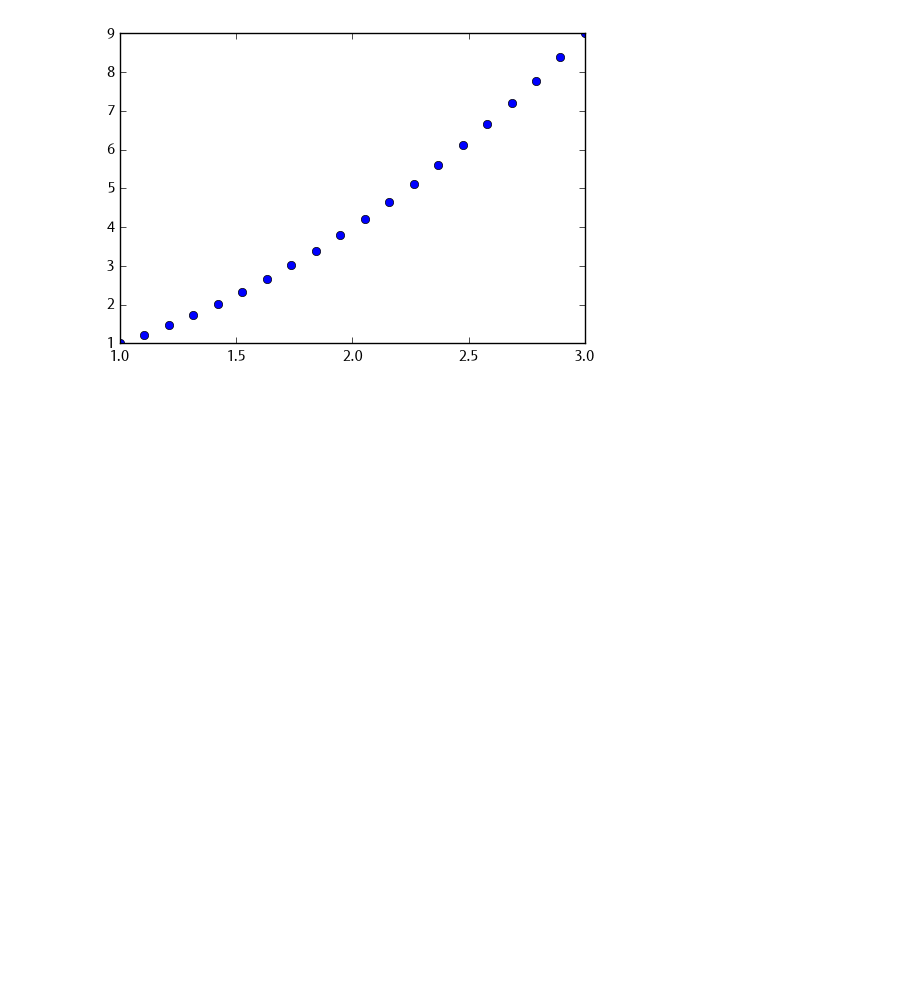
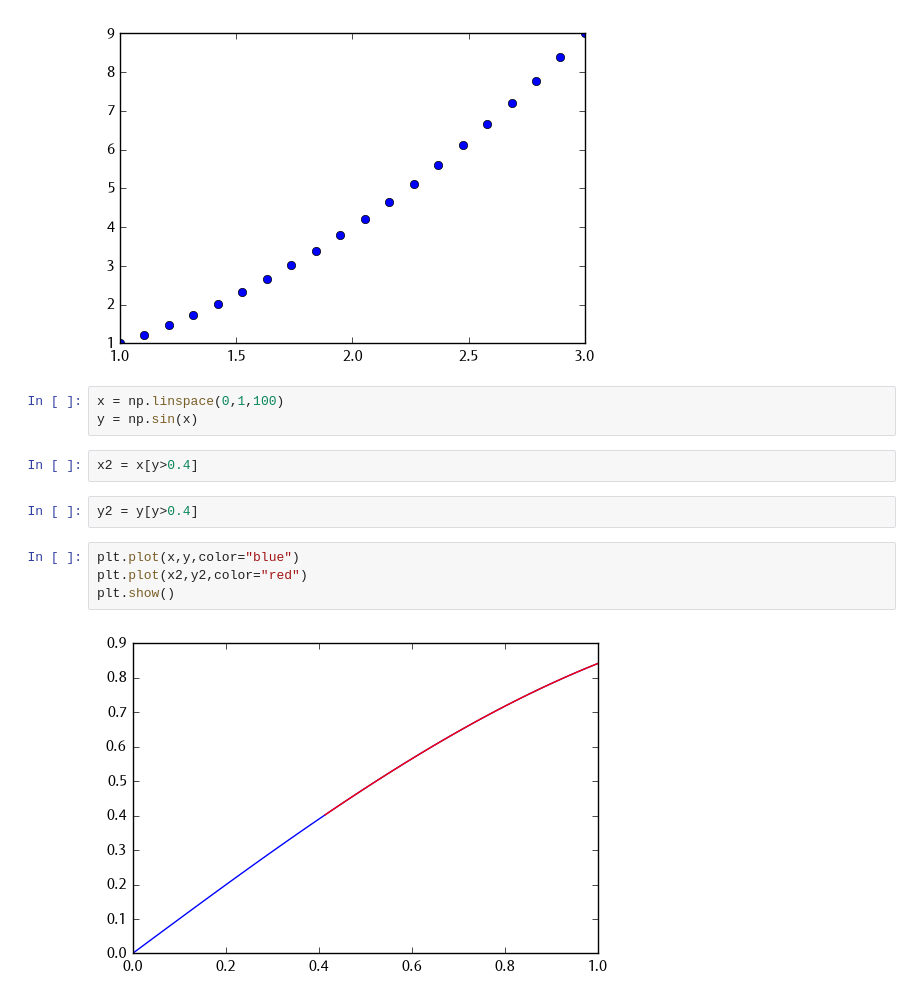
Before and after one commit to ntuaha/Esun_Tutor, a Jupyter notebook: courses/20170702.ipynb, the cells around one changed output. Cells and saved outputs as stored; diff of their text form; blank space fills up the shorter version.

```diff
--- a/courses/20170702.ipynb
+++ b/courses/20170702.ipynb
@@ -332,3 +332,16 @@ plt.plot(x,y,'o',color='blue')
 plt.show()
 # %% [output]
 [figure]
+# %%
+x = np.linspace(0,1,100)
+y = np.sin(x)
+# %%
+x2 = x[y>0.4]
+# %%
+y2 = y[y>0.4]
+# %%
+plt.plot(x,y,color="blue")
+plt.plot(x2,y2,color="red")
+plt.show()
+# %% [output]
+[figure, added]
```
